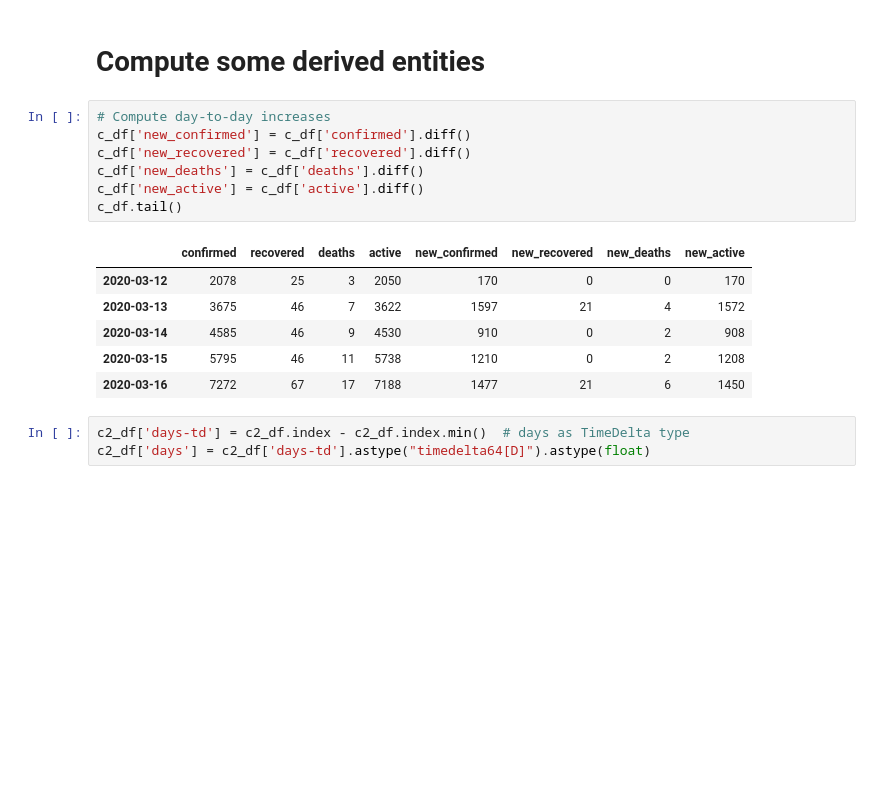
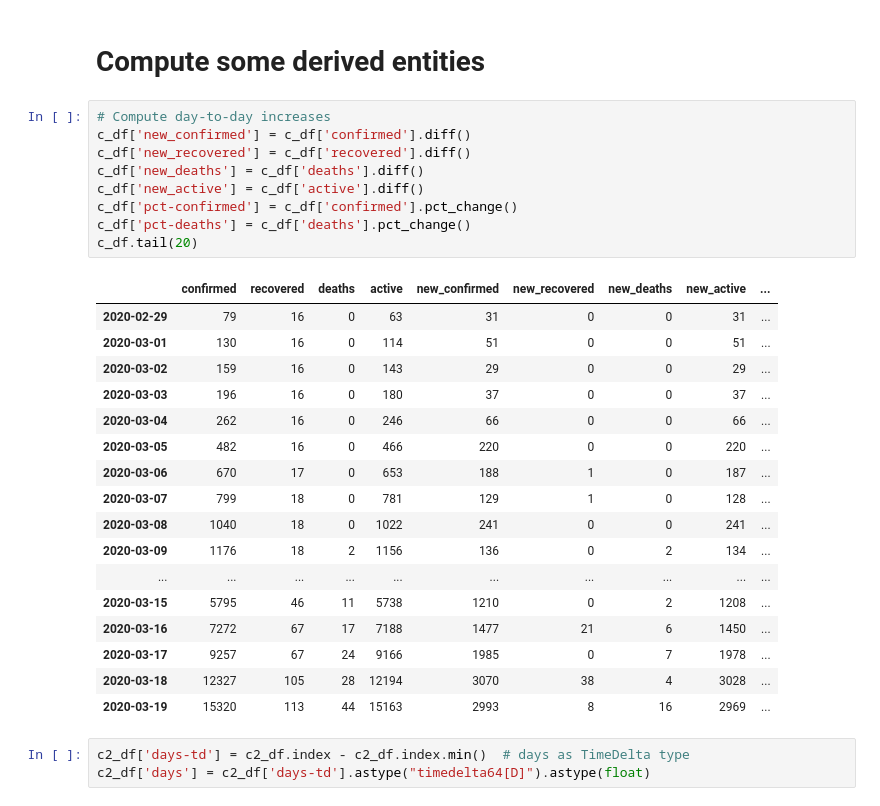
Before and after one commit to oscovida/oscovida, a Jupyter notebook: germany.ipynb, the cells around one changed output. Saved outputs shown, nothing was run; the diff lists cells and outputs as text; blank space fills up the shorter version.

```diff
--- a/germany.ipynb
+++ b/germany.ipynb
@@ -226,17 +226,30 @@ fig.savefig("figures/germany-overview.svg")
 # %%
 # Compute day-to-day increases
 c_df['new_confirmed'] = c_df['confirmed'].diff()
 c_df['new_recovered'] = c_df['recovered'].diff()
 c_df['new_deaths'] = c_df['deaths'].diff()
 c_df['new_active'] = c_df['active'].diff()
-c_df.tail()
+c_df['pct-confirmed'] = c_df['confirmed'].pct_change()
+c_df['pct-deaths'] = c_df['deaths'].pct_change()
+c_df.tail(20)
 # %% [output]
-|  | confirmed | recovered | deaths | active | new_confirmed | new_recovered | new_deaths | new_active |
-| 2020-03-12 | 2078 | 25 | 3 | 2050 | 170 | 0 | 0 | 170 |
-| 2020-03-13 | 3675 | 46 | 7 | 3622 | 1597 | 21 | 4 | 1572 |
-| 2020-03-14 | 4585 | 46 | 9 | 4530 | 910 | 0 | 2 | 908 |
-| 2020-03-15 | 5795 | 46 | 11 | 5738 | 1210 | 0 | 2 | 1208 |
-| 2020-03-16 | 7272 | 67 | 17 | 7188 | 1477 | 21 | 6 | 1450 |
+|  | confirmed | recovered | deaths | active | new_confirmed | new_recovered | new_deaths | new_active | ... |
+| 2020-02-29 | 79 | 16 | 0 | 63 | 31 | 0 | 0 | 31 | ... |
+| 2020-03-01 | 130 | 16 | 0 | 114 | 51 | 0 | 0 | 51 | ... |
+| 2020-03-02 | 159 | 16 | 0 | 143 | 29 | 0 | 0 | 29 | ... |
+| 2020-03-03 | 196 | 16 | 0 | 180 | 37 | 0 | 0 | 37 | ... |
+| 2020-03-04 | 262 | 16 | 0 | 246 | 66 | 0 | 0 | 66 | ... |
+| 2020-03-05 | 482 | 16 | 0 | 466 | 220 | 0 | 0 | 220 | ... |
+| 2020-03-06 | 670 | 17 | 0 | 653 | 188 | 1 | 0 | 187 | ... |
+| 2020-03-07 | 799 | 18 | 0 | 781 | 129 | 1 | 0 | 128 | ... |
+| 2020-03-08 | 1040 | 18 | 0 | 1022 | 241 | 0 | 0 | 241 | ... |
+| 2020-03-09 | 1176 | 18 | 2 | 1156 | 136 | 0 | 2 | 134 | ... |
+| ... | ... | ... | ... | ... | ... | ... | ... | ... | ... |
+| 2020-03-15 | 5795 | 46 | 11 | 5738 | 1210 | 0 | 2 | 1208 | ... |
+| 2020-03-16 | 7272 | 67 | 17 | 7188 | 1477 | 21 | 6 | 1450 | ... |
+| 2020-03-17 | 9257 | 67 | 24 | 9166 | 1985 | 0 | 7 | 1978 | ... |
+| 2020-03-18 | 12327 | 105 | 28 | 12194 | 3070 | 38 | 4 | 3028 | ... |
+| 2020-03-19 | 15320 | 113 | 44 | 15163 | 2993 | 8 | 16 | 2969 | ... |
 # %%
 c2_df['days-td'] = c2_df.index - c2_df.index.min()  # days as TimeDelta type
 c2_df['days'] = c2_df['days-td'].astype("timedelta64[D]").astype(float)
```
Also changed, not shown: parts of 22 cells of this notebook, 14 other files.
